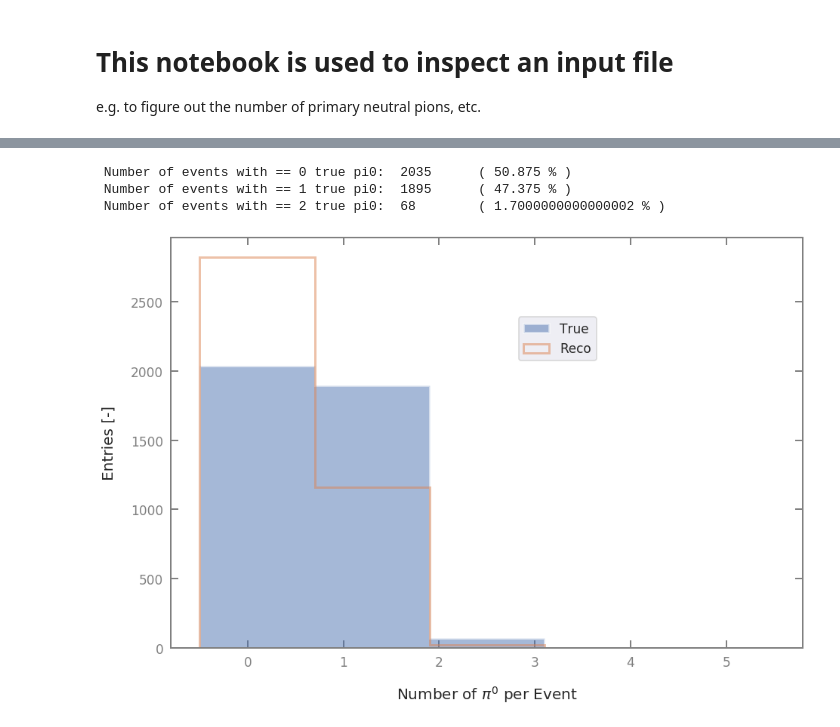
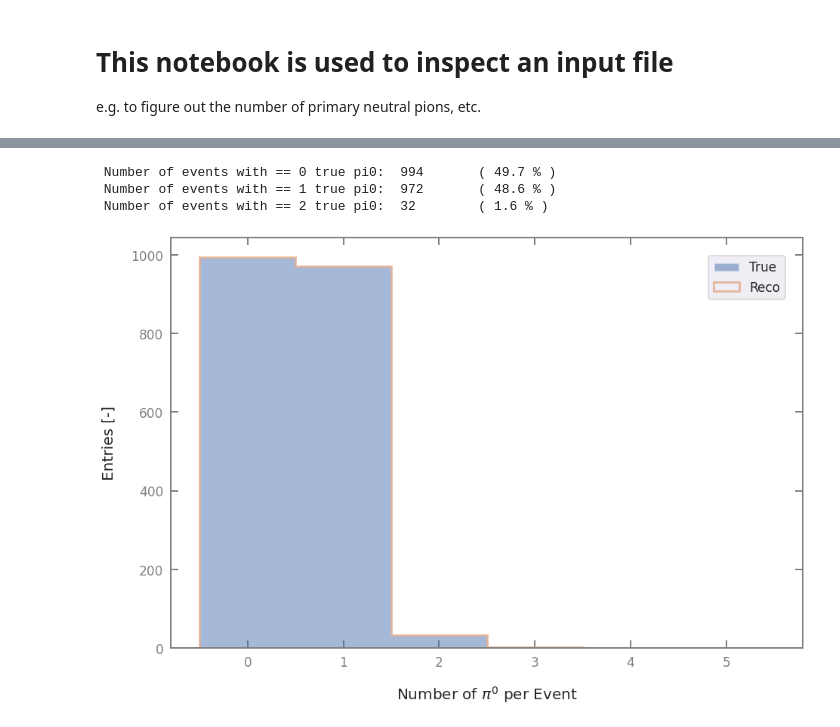
Before and after one commit to RomanMBerner/pi0_reco_jupyterNotebooks, a Jupyter notebook: inspect_inputFile/inspect_inputFile-Copy1.ipynb, the cells around one changed output, grey strips where cells are left out. Cells and saved outputs as stored; diff of their text form; code cells hidden in the pictures.

```diff
--- a/inspect_inputFile/inspect_inputFile-Copy1.ipynb
+++ b/inspect_inputFile/inspect_inputFile-Copy1.ipynb
@@ -215,11 +392,11 @@ Done.
 # %%
-print(' Number of events with == 0 true pi0: ', len([i for i in n_true_pi0 if i==0]), ' \t (', len([i for i in n_true_pi0 if i==0])/len(n_true_pi0)*100, '% )')
-print(' Number of events with == 1 true pi0: ', len([i for i in n_true_pi0 if i==1]), ' \t (', len([i for i in n_true_pi0 if i==1])/len(n_true_pi0)*100, '% )')
-print(' Number of events with == 2 true pi0: ', len([i for i in n_true_pi0 if i==2]), ' \t (', len([i for i in n_true_pi0 if i==2])/len(n_true_pi0)*100, '% )')
+print(' Number of events with == 0 true pi0: ', len([i for i in n_true_pi0_list if i==0]), ' \t (', len([i for i in n_true_pi0_list if i==0])/len(n_true_pi0_list)*100, '% )')
+print(' Number of events with == 1 true pi0: ', len([i for i in n_true_pi0_list if i==1]), ' \t (', len([i for i in n_true_pi0_list if i==1])/len(n_true_pi0_list)*100, '% )')
+print(' Number of events with == 2 true pi0: ', len([i for i in n_true_pi0_list if i==2]), ' \t (', len([i for i in n_true_pi0_list if i==2])/len(n_true_pi0_list)*100, '% )')
 # %% [output]
- Number of events with == 0 true pi0:  2035      ( 50.875 % )
- Number of events with == 1 true pi0:  1895      ( 47.375 % )
- Number of events with == 2 true pi0:  68        ( 1.7000000000000002 % )
+ Number of events with == 0 true pi0:  994       ( 49.7 % )
+ Number of events with == 1 true pi0:  972       ( 48.6 % )
+ Number of events with == 2 true pi0:  32        ( 1.6 % )
 # %%
 import pandas as pd
 import seaborn
@@ -231,7 +408,7 @@ seaborn.set_context('talk') # or paper
 # Define histogram range and binning
 x_min    = -0.5
 x_max    = 5.5
-n_bins_x = 5
+n_bins_x = 6
 x_bins = np.linspace(x_min,x_max,n_bins_x+1)
 
 # Define parameters of the frame
@@ -263,35 +440,38 @@ ax.tick_params(direction='in', length=10, width=2,                  # direction,
                 labelsize = 17,                                     # size of the tick labels
                 labelright=False, labeltop=False)                   # wether to draw the tick labels on axes
                 #labelrotation=45.                                  # rotation of the labels
                 #grid_color='black',                                # grid
                 #grid_alpha=0.0,
                 #grid_linewidth=1.0,
 # colors='black','0.5'
 
 # Plot n_edeps
-n0, bins0, patches0 = plt.hist(n_true_pi0, label='True', bins=n_bins_x, range=[x_min,x_max], histtype='stepfilled', stacked=False, linewidth=3, alpha=0.5)
-n1, bins1, patches1 = plt.hist(n_reco_pi0, label='Reco', bins=n_bins_x, range=[x_min,x_max], histtype='step',       stacked=False, linewidth=3, alpha=0.5)
+n0, bins0, patches0 = plt.hist(n_true_pi0_list, label='True', bins=n_bins_x, range=[x_min,x_max], histtype='stepfilled', stacked=False, linewidth=3, alpha=0.5)
+n1, bins1, patches1 = plt.hist(n_reco_pi0_list, label='Reco', bins=n_bins_x, range=[x_min,x_max], histtype='step',       stacked=False, linewidth=3, alpha=0.5)
 
 # Legend
-plt.legend(loc=[0.55,0.7], prop={'size': 17}) # loc='upper right'
+plt.legend(loc=[0.85,0.85], prop={'size': 17}) # loc='upper right'
+
+#plt.xlim(0,10)
+#plt.ylim(-2, 200)
 
 # Axis labels
 plt.xlabel('Number of $\pi^0$ per Event', fontsize=20, labelpad=20)
 plt.ylabel('Entries [-]', fontsize=20, labelpad=20)
 
 #plt.ylim(bottom=0, top=200)
 #plt.yscale('log') # linear, log
 #plt.yscale('symlog', linthreshy=1)
 #plt.axvline(134.9770, color='r', linestyle='dashed', linewidth=2, label='Literature value for $\pi^0$ mass')
 
 # Save figure
-fig_name = 'N_pi0_in_file_pi0_dunend_v2_p00.png'
+fig_name = 'N_pi0_in_file_pi0_dunend_v1_p00.png'
 #fig_name = 'pi0_mass_02_' +\
 #            str(data_size) + 'ev_' +\
 #            'refit_dir_' + str(chain.cfg['refit_dir']) + '_' +\
 #            'fiducial_0px_' +\
 #            'no_selection_cut.png'
 #if make_plots:
 plt.savefig(fig_name, dpi=400) # bbox_inches='tight'
 # %% [output]
-[figure, old version]
+[figure, new version]
```
Also changed, not shown: parts of 7 cells of this notebook, 50 other files.
